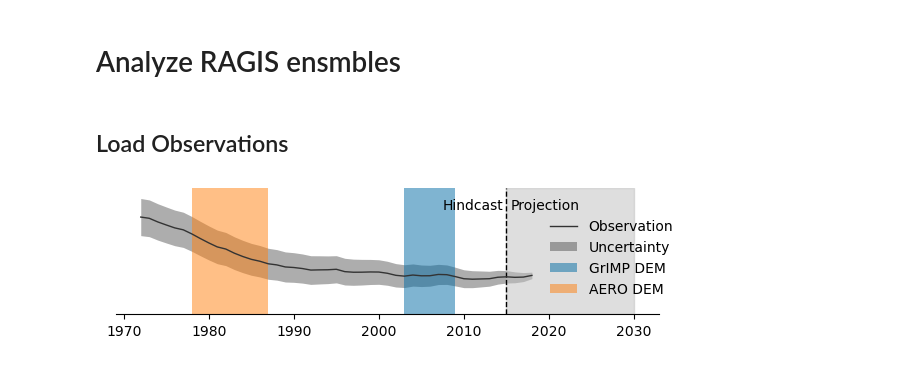
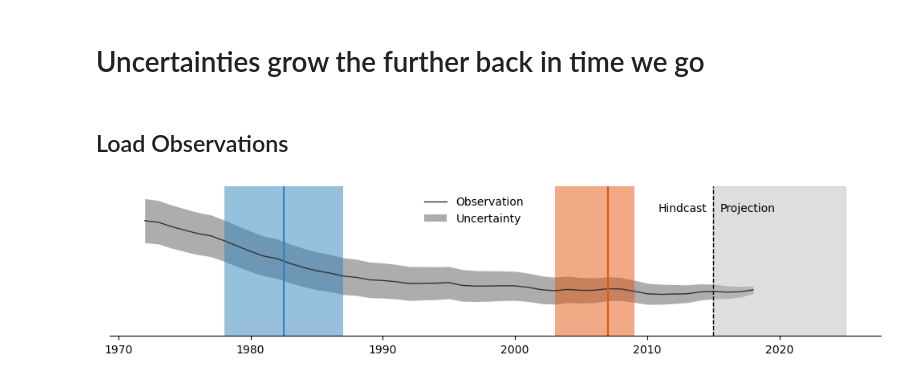
Before and after one commit to pism/pism-ragis, a Jupyter notebook: notebooks/uncertainty_growth.ipynb, the cells around one changed output. Saved outputs shown, nothing was run; the diff lists cells and outputs as text; code cells hidden in the pictures.

```diff
--- a/notebooks/uncertainty_growth.ipynb
+++ b/notebooks/uncertainty_growth.ipynb
@@ -1,5 +1,5 @@
 # %% [markdown]
-# Analyze RAGIS ensmbles
+# Uncertainties grow the further back in time we go
 # %%
 from datetime import datetime
 import numpy as np
@@ -57,44 +57,48 @@ plt.style.use("tableau-colorblind10")
 ymin = -1
 ymax = 2
 
-fig = plt.figure(figsize=[6., 1.8])
+fig = plt.figure(figsize=[10., 2.4])
 ax = fig.add_subplot(111)
 
 sigma = 4
 
 ax.axvline(datetime(2015, 1, 1), color="k", linestyle="dashed", linewidth=1)
 for obs, o, obs_color, obs_loc, obs_alpha  in zip([mou_gis], ["Mouginot (2019)"],
                                        [mou_color], [(0.3, 0.0)], [0.4]):
     obs_line = ax.plot(obs["Date"], obs[mass_varname][::-1], color=obs_color, lw=1, label="Observation")
     obs_ci = ax.fill_between(obs["Date"],
                     (obs[mass_varname][::-1] + sigma * obs[mass_uncertainty_varname][::-1]),
                     (obs[mass_varname][::-1] - sigma * obs[mass_uncertainty_varname][::-1]),
                     ls="solid", color=obs_color, lw=0, alpha=obs_alpha, label="Uncertainty")
-l1 = ax.legend(loc="upper right", bbox_to_anchor=[1.05, 0.85])
+l1 = ax.legend(loc="upper right", bbox_to_anchor=[0.55, 1])
 l1.get_frame().set_linewidth(0.0)
 l1.get_frame().set_alpha(0.0)
-ax.fill_between([datetime(2015,1,1), datetime(2030,1,1)], [ymin, ymin], [ymax, ymax], color="0.75", alpha=0.5)
-ax.text(datetime(2015, 7, 1), ymax-0.5, "Projection")
-ax.text(datetime(2007, 7, 1), ymax-0.5, "Hindcast")
+ax.fill_between([datetime(2015,1,1), datetime(2025,1,1)], [ymin, ymin], [ymax, ymax], color="0.75", alpha=0.5)
+ax.text(datetime(2015, 7, 1), ymax-0.5, "Projection", ha="left")
+ax.text(datetime(2014, 7, 1), ymax-0.5, "Hindcast", ha="right")
 ax.spines['right'].set_visible(False)
 ax.spines['left'].set_visible(False)
 ax.spines['top'].set_visible(False)
+ax.xaxis.set_major_formatter(
+    mdates.ConciseDateFormatter(ax.xaxis.get_major_locator()))
 plt.yticks([])
 ax.set_ylim(ymin, ymax)
 fig.tight_layout()
 fig.savefig("historical-uncertainties-growth.pdf")
 fig.savefig("historical-uncertainties-growth.png", dpi=300)
-ax.fill_between([datetime(2003,1,1), datetime(2009,1,1)], [ymin, ymin], [ymax, ymax], alpha=0.5, label="GrIMP DEM")
-l2 = ax.legend(loc="upper right", bbox_to_anchor=[1.05, 0.85])
+ax.fill_between([datetime(2003,1,1), datetime(2009,1,1)], [ymin, ymin], [ymax, ymax], alpha=0.5, color="#e6550d", lw=0)
+ax.axvline(datetime(2007,1,1), color="#e6550d")
+l2 = ax.legend(loc="upper right", bbox_to_anchor=[0.55, 1])
 l2.get_frame().set_linewidth(0.0)
 l2.get_frame().set_alpha(0.0)
 fig.savefig("historical-uncertainties-growth-grimp.pdf")
 fig.savefig("historical-uncertainties-growth-grimp.png", dpi=300)
-ax.fill_between([datetime(1978,1,1), datetime(1987,1,1)], [ymin, ymin], [ymax, ymax], alpha=0.5, label="AERO DEM")
-l3 = ax.legend(loc="upper right", bbox_to_anchor=[1.05, 0.85])
+ax.fill_between([datetime(1978,1,1), datetime(1987,1,1)], [ymin, ymin], [ymax, ymax], alpha=0.5, color="#3182bd", lw=0)
+ax.axvline(datetime(1982,7,1), color="#3182bd")
+l3 = ax.legend(loc="upper right", bbox_to_anchor=[0.55, 1])
 l3.get_frame().set_linewidth(0.0)
 l3.get_frame().set_alpha(0.0)
 fig.savefig("historical-uncertainties-growth-dems.pdf")
 fig.savefig("historical-uncertainties-growth-dems.png", dpi=300)
 # %% [output]
-[figure, old version]
+[figure, new version]
```
Also changed, not shown: parts of 2 cells of this notebook, 1 other file.
